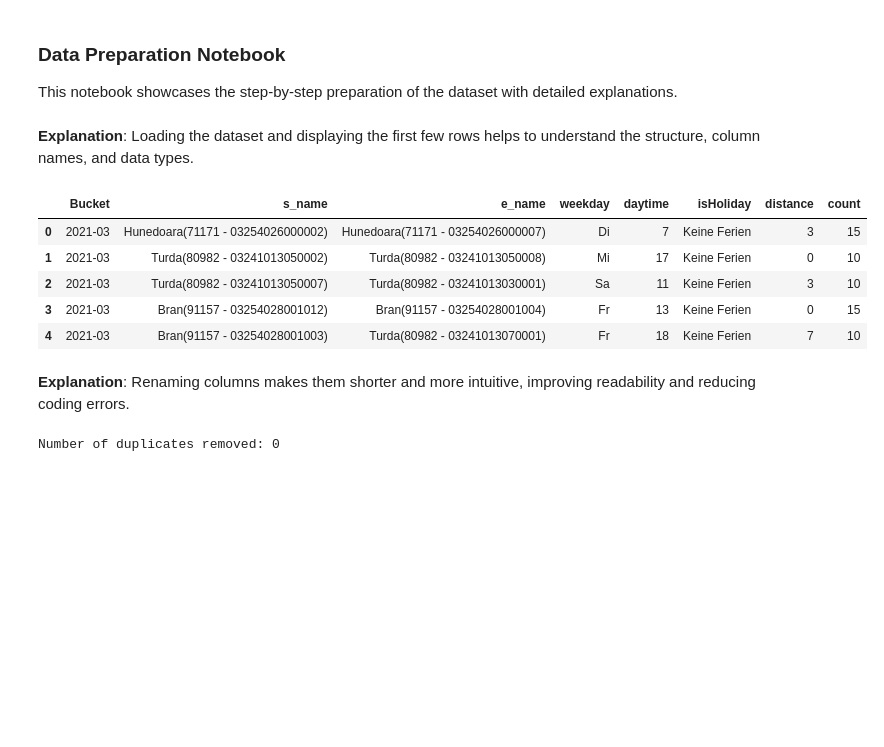
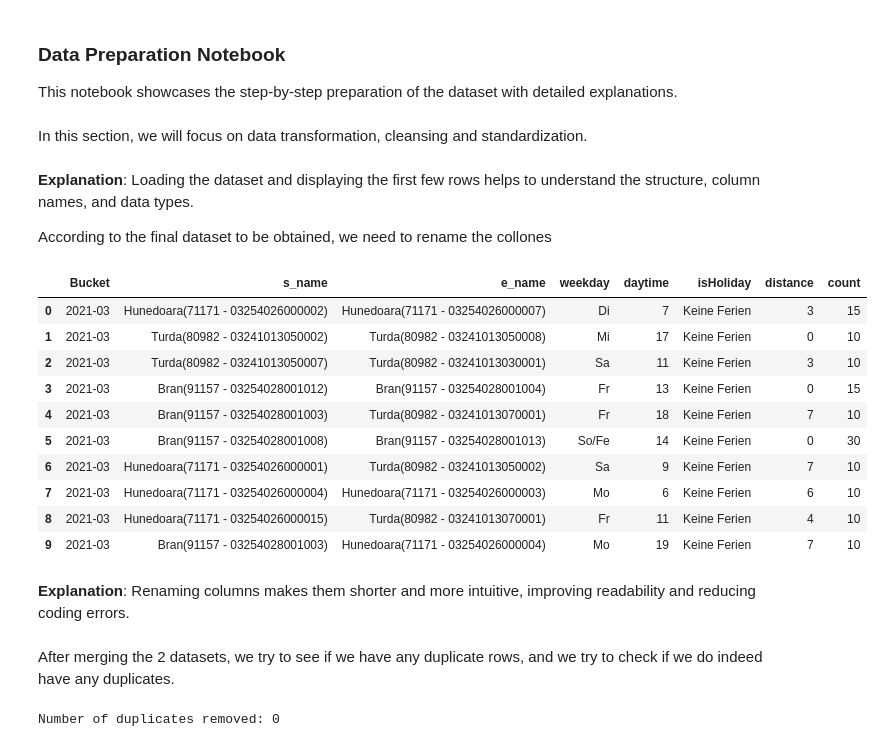
Before and after one commit to jordantatue/datamining, a Jupyter notebook: data_preparation.ipynb, the cells around one changed output. Drawn from its saved outputs; the diff is of its cells as text; code cells hidden in the pictures; blank space fills up the shorter version.

```diff
--- a/data_preparation.ipynb
+++ b/data_preparation.ipynb
@@ -1,6 +1,8 @@
 # %% [markdown]
 ### Data Preparation Notebook
 This notebook showcases the step-by-step preparation of the dataset with detailed explanations.
+# %% [markdown]
+In this section, we will focus on data transformation, cleansing and standardization.
 # %%
 # Importing pandas for data manipulation
 import pandas as pd
@@ -20,28 +24,37 @@ data2.rename(columns={
 data = pd.concat([data1, data2], ignore_index=True)
 # %% [markdown]
 **Explanation**: Loading the dataset and displaying the first few rows helps to understand the structure, column names, and data types.
+
+According to the final dataset to be obtained, we need to rename the collones
 # %%
 # Renaming columns for consistency and ease of use
 data.rename(columns={
     'StartName': 's_name',
     'EndName': 'e_name',
     'Wochentag(d)': 'weekday',
     'Tageszeit(h)': 'daytime',
     'Schulferien': 'isHoliday',
     'Distanz': 'distance',
     'Count': 'count'
 }, inplace=True)
 
-data.head()
+data.head(10)
 # %% [output]
 |  | Bucket | s_name | e_name | weekday | daytime | isHoliday | distance | count |
 | 0 | 2021-03 | Hunedoara(71171 - 03254026000002) | Hunedoara(71171 - 03254026000007) | Di | 7 | Keine Ferien | 3 | 15 |
 | 1 | 2021-03 | Turda(80982 - 03241013050002) | Turda(80982 - 03241013050008) | Mi | 17 | Keine Ferien | 0 | 10 |
 | 2 | 2021-03 | Turda(80982 - 03241013050007) | Turda(80982 - 03241013030001) | Sa | 11 | Keine Ferien | 3 | 10 |
 | 3 | 2021-03 | Bran(91157 - 03254028001012) | Bran(91157 - 03254028001004) | Fr | 13 | Keine Ferien | 0 | 15 |
 | 4 | 2021-03 | Bran(91157 - 03254028001003) | Turda(80982 - 03241013070001) | Fr | 18 | Keine Ferien | 7 | 10 |
+| 5 | 2021-03 | Bran(91157 - 03254028001008) | Bran(91157 - 03254028001013) | So/Fe | 14 | Keine Ferien | 0 | 30 |
+| 6 | 2021-03 | Hunedoara(71171 - 03254026000001) | Turda(80982 - 03241013050002) | Sa | 9 | Keine Ferien | 7 | 10 |
+| 7 | 2021-03 | Hunedoara(71171 - 03254026000004) | Hunedoara(71171 - 03254026000003) | Mo | 6 | Keine Ferien | 6 | 10 |
+| 8 | 2021-03 | Hunedoara(71171 - 03254026000015) | Turda(80982 - 03241013070001) | Fr | 11 | Keine Ferien | 4 | 10 |
+| 9 | 2021-03 | Bran(91157 - 03254028001003) | Hunedoara(71171 - 03254026000004) | Mo | 19 | Keine Ferien | 7 | 10 |
 # %% [markdown]
 **Explanation**: Renaming columns makes them shorter and more intuitive, improving readability and reducing coding errors.
+# %% [markdown]
+After merging the 2 datasets, we try to see if we have any duplicate rows, and we try to check if we do indeed have any duplicates.
 # %%
 # Check for duplicate rows and remove them if present
 duplicates = data.duplicated().sum()
```
Also changed, not shown: parts of 9 cells of this notebook, 1 other file.
